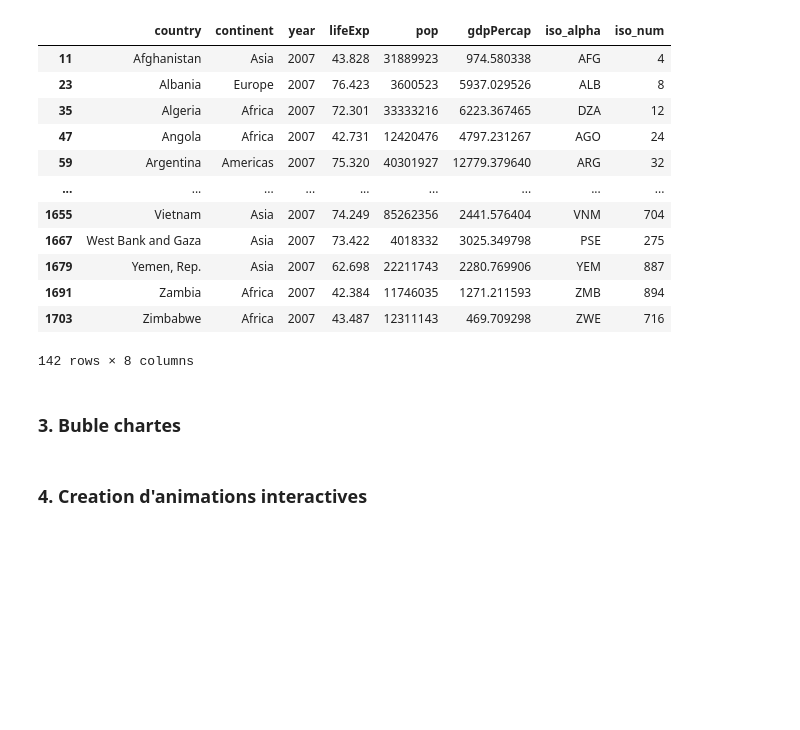
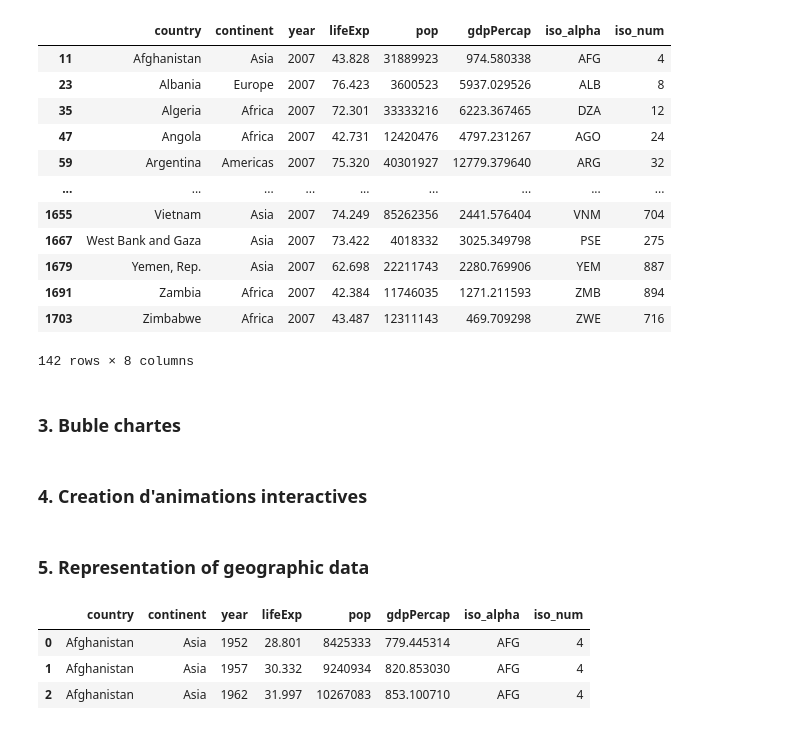
Before and after one commit to Tohoun/VizualisationPython, a Jupyter notebook: graph_plotly_express.ipynb, the cells around one changed output. Drawn from its saved outputs; the diff is of its cells as text; code cells hidden in the pictures; blank space fills up the shorter version.

Commit message:
geographic representation with ploty.express package

```diff
--- a/graph_plotly_express.ipynb
+++ b/graph_plotly_express.ipynb
@@ -178,3 +178,12 @@ fig = px.scatter(gapminder, x = "gdpPercap", y = "lifeExp", facet_col="continent
                 title = "Experiance de vie en fonction du produit intérieur bruit")
 
 fig.show()
+# %% [markdown]
+### 5. Representation of geographic data
+# %%
+gapminder.head(3)
+# %% [output]
+|  | country | continent | year | lifeExp | pop | gdpPercap | iso_alpha | iso_num |
+| 0 | Afghanistan | Asia | 1952 | 28.801 | 8425333 | 779.445314 | AFG | 4 |
+| 1 | Afghanistan | Asia | 1957 | 30.332 | 9240934 | 820.853030 | AFG | 4 |
+| 2 | Afghanistan | Asia | 1962 | 31.997 | 10267083 | 853.100710 | AFG | 4 |
```
Also changed, not shown: parts of 3 cells of this notebook.
